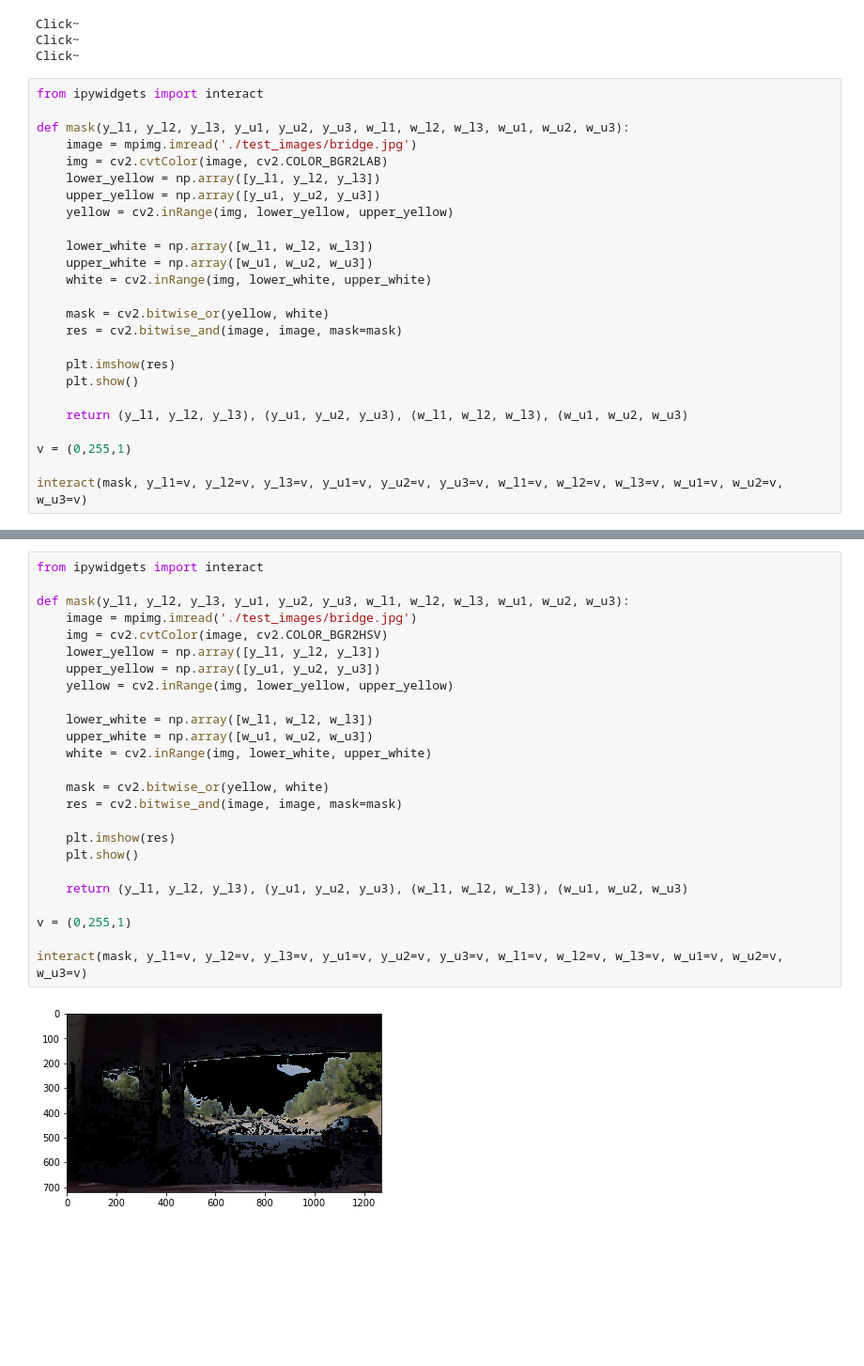
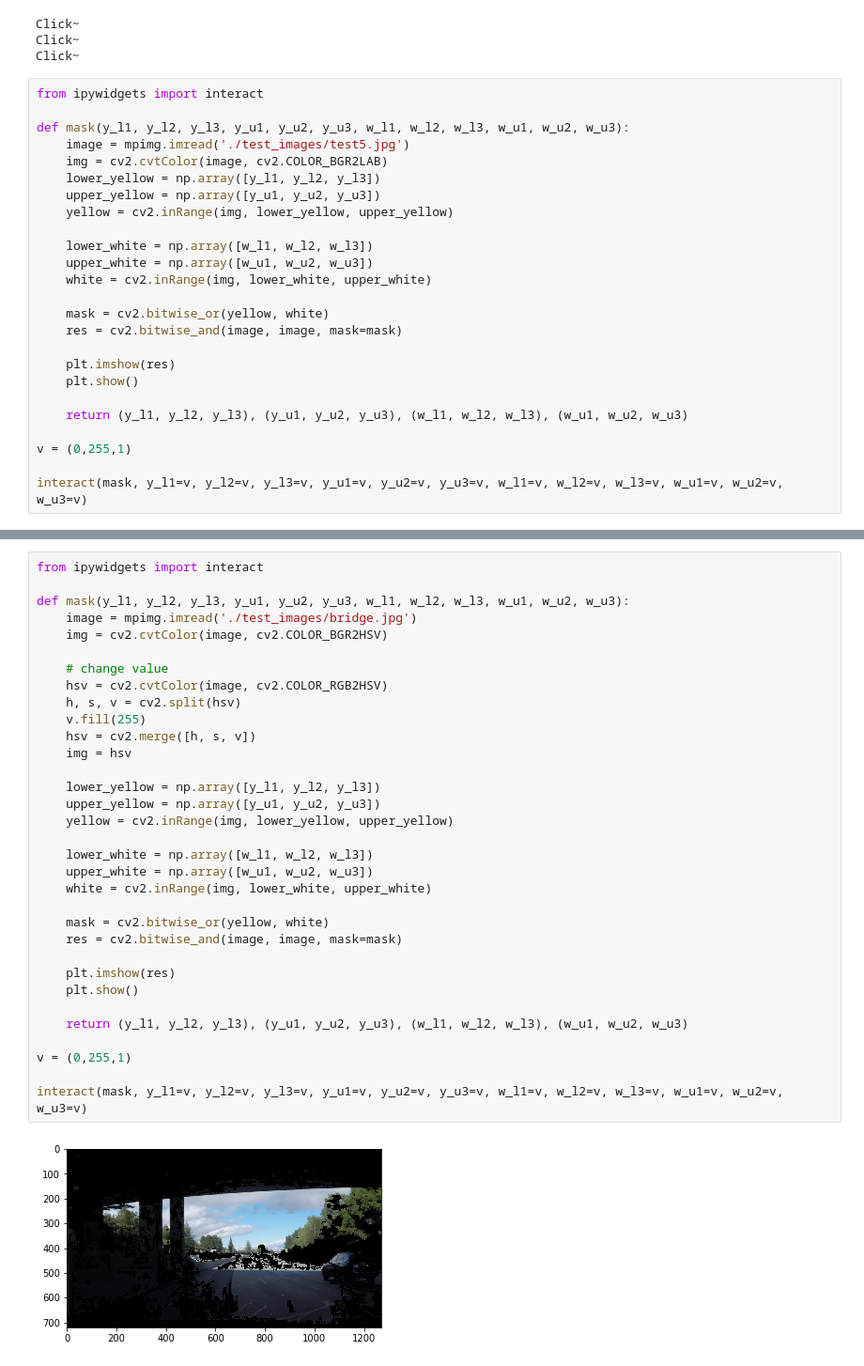
Before and after one commit to dmsehuang/CarND-Advanced-Lane-Lines, a Jupyter notebook: Image_threshold.ipynb, the cells around one changed output, grey strips where cells are left out. Shown at 94% size. Drawn from its saved outputs; the diff is of its cells as text; blank space fills up the shorter version.

Commit message:
Image threshld exploration done.

```diff
--- a/Image_threshold.ipynb
+++ b/Image_threshold.ipynb
@@ -309,7 +324,7 @@ Click~
 from ipywidgets import interact
 
 def mask(y_l1, y_l2, y_l3, y_u1, y_u2, y_u3, w_l1, w_l2, w_l3, w_u1, w_u2, w_u3):
-    image = mpimg.imread('./test_images/bridge.jpg')
+    image = mpimg.imread('./test_images/test5.jpg')
     img = cv2.cvtColor(image, cv2.COLOR_BGR2LAB)
     lower_yellow = np.array([y_l1, y_l2, y_l3])
     upper_yellow = np.array([y_u1, y_u2, y_u3])
@@ -336,27 +351,35 @@ interact(mask, y_l1=v, y_l2=v, y_l3=v, y_u1=v, y_u2=v, y_u3=v, w_l1=v, w_l2=v, w
 # %%
 from ipywidgets import interact
 
 def mask(y_l1, y_l2, y_l3, y_u1, y_u2, y_u3, w_l1, w_l2, w_l3, w_u1, w_u2, w_u3):
     image = mpimg.imread('./test_images/bridge.jpg')
     img = cv2.cvtColor(image, cv2.COLOR_BGR2HSV)
+
+    # change value
+    hsv = cv2.cvtColor(image, cv2.COLOR_RGB2HSV)
+    h, s, v = cv2.split(hsv)
+    v.fill(255)
+    hsv = cv2.merge([h, s, v])
+    img = hsv
+
     lower_yellow = np.array([y_l1, y_l2, y_l3])
     upper_yellow = np.array([y_u1, y_u2, y_u3])
     yellow = cv2.inRange(img, lower_yellow, upper_yellow)
 
     lower_white = np.array([w_l1, w_l2, w_l3])
     upper_white = np.array([w_u1, w_u2, w_u3])
     white = cv2.inRange(img, lower_white, upper_white)
 
     mask = cv2.bitwise_or(yellow, white)
     res = cv2.bitwise_and(image, image, mask=mask)
 
     plt.imshow(res)
     plt.show()
 
     return (y_l1, y_l2, y_l3), (y_u1, y_u2, y_u3), (w_l1, w_l2, w_l3), (w_u1, w_u2, w_u3)
 
 v = (0,255,1)
 
 interact(mask, y_l1=v, y_l2=v, y_l3=v, y_u1=v, y_u2=v, y_u3=v, w_l1=v, w_l2=v, w_l3=v, w_u1=v, w_u2=v, w_u3=v)
 # %% [output]
-[figure, old version]
+[figure, new version]
```
Also changed, not shown: parts of 10 cells of this notebook.
